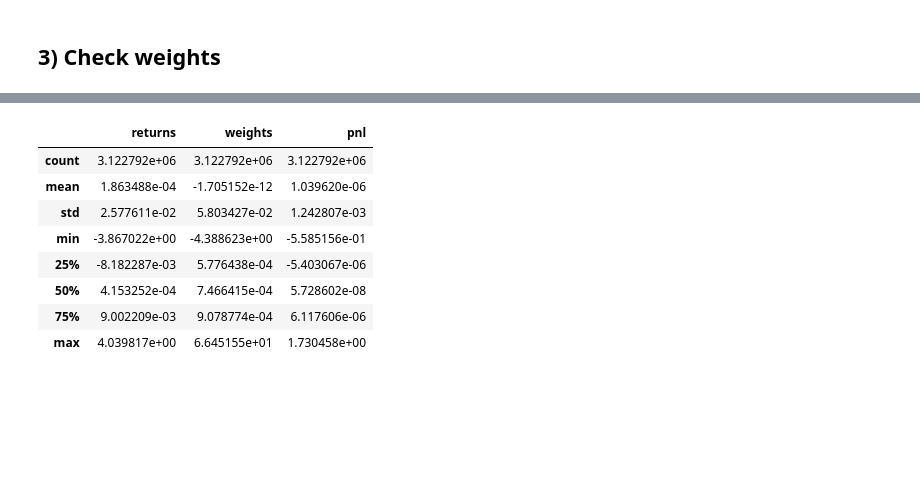
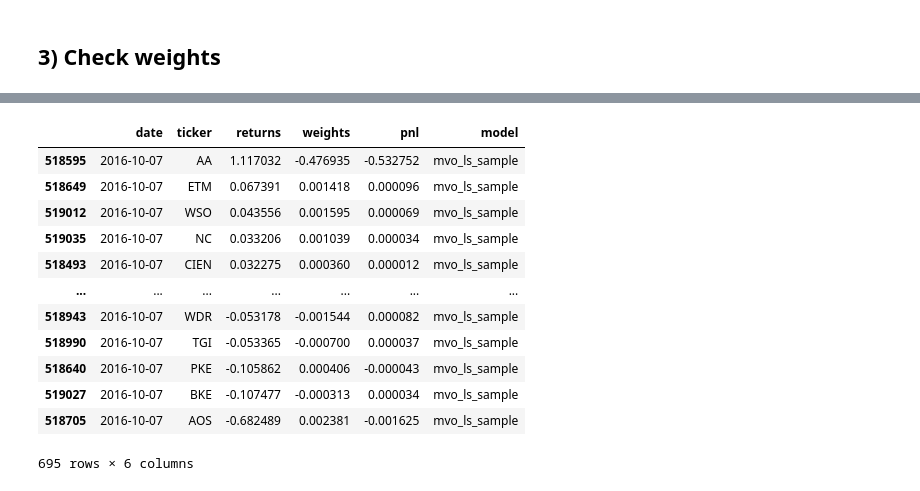
Before and after one commit to dcuoliveira/graph-portfolio-opt, a Jupyter notebook: src/results_debug.ipynb, the cells around one changed output, grey strips where cells are left out. Drawn from its saved outputs; the diff is of its cells as text; code cells hidden in the pictures; blank space fills up the shorter version.

```diff
--- a/src/results_debug.ipynb
+++ b/src/results_debug.ipynb
@@ -72,17 +125,21 @@ plt.show()
+# %%
+all_summary_df.loc[(all_summary_df["model"] == check_name)&(all_summary_df["date"] == target_date)].sort_values("returns", ascending=False)
+# %% [output]
+|  | date | ticker | returns | weights | pnl | model |
+| 518595 | 2016-10-07 | AA | 1.117032 | -0.476935 | -0.532752 | mvo_ls_sample |
+| 518649 | 2016-10-07 | ETM | 0.067391 | 0.001418 | 0.000096 | mvo_ls_sample |
+| 519012 | 2016-10-07 | WSO | 0.043556 | 0.001595 | 0.000069 | mvo_ls_sample |
+| 519035 | 2016-10-07 | NC | 0.033206 | 0.001039 | 0.000034 | mvo_ls_sample |
+| 518493 | 2016-10-07 | CIEN | 0.032275 | 0.000360 | 0.000012 | mvo_ls_sample |
+| ... | ... | ... | ... | ... | ... | ... |
+| 518943 | 2016-10-07 | WDR | -0.053178 | -0.001544 | 0.000082 | mvo_ls_sample |
+| 518990 | 2016-10-07 | TGI | -0.053365 | -0.000700 | 0.000037 | mvo_ls_sample |
+| 518640 | 2016-10-07 | PKE | -0.105862 | 0.000406 | -0.000043 | mvo_ls_sample |
+| 519027 | 2016-10-07 | BKE | -0.107477 | -0.000313 | 0.000034 | mvo_ls_sample |
+| 518705 | 2016-10-07 | AOS | -0.682489 | 0.002381 | -0.001625 | mvo_ls_sample |
+695 rows × 6 columns
 # %%
-check_name = "mvo_ls"
-
 all_summary_df.loc[all_summary_df["model"] == check_name, ["returns", "weights", "pnl"]].describe()
-# %% [output]
-|  | returns | weights | pnl |
-| count | 3.122792e+06 | 3.122792e+06 | 3.122792e+06 |
-| mean | 1.863488e-04 | -1.705152e-12 | 1.039620e-06 |
-| std | 2.577611e-02 | 5.803427e-02 | 1.242807e-03 |
-| min | -3.867022e+00 | -4.388623e+00 | -5.585156e-01 |
-| 25% | -8.182287e-03 | 5.776438e-04 | -5.403067e-06 |
-| 50% | 4.153252e-04 | 7.466415e-04 | 5.728602e-08 |
-| 75% | 9.002209e-03 | 9.078774e-04 | 6.117606e-06 |
-| max | 4.039817e+00 | 6.645155e+01 | 1.730458e+00 |
 # %%
 all_summary_df.loc[all_summary_df["returns"] >= 1.11]
 # %% [output]
```
Also changed, not shown: parts of 14 cells of this notebook.
